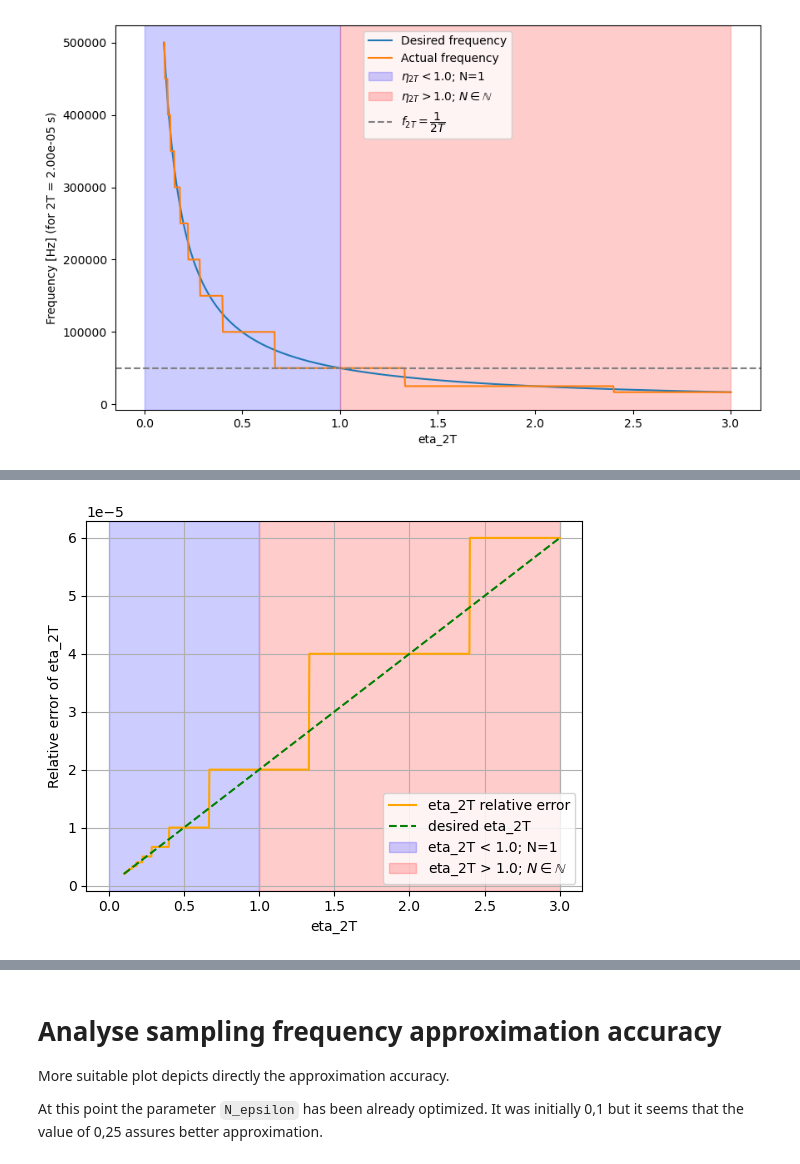
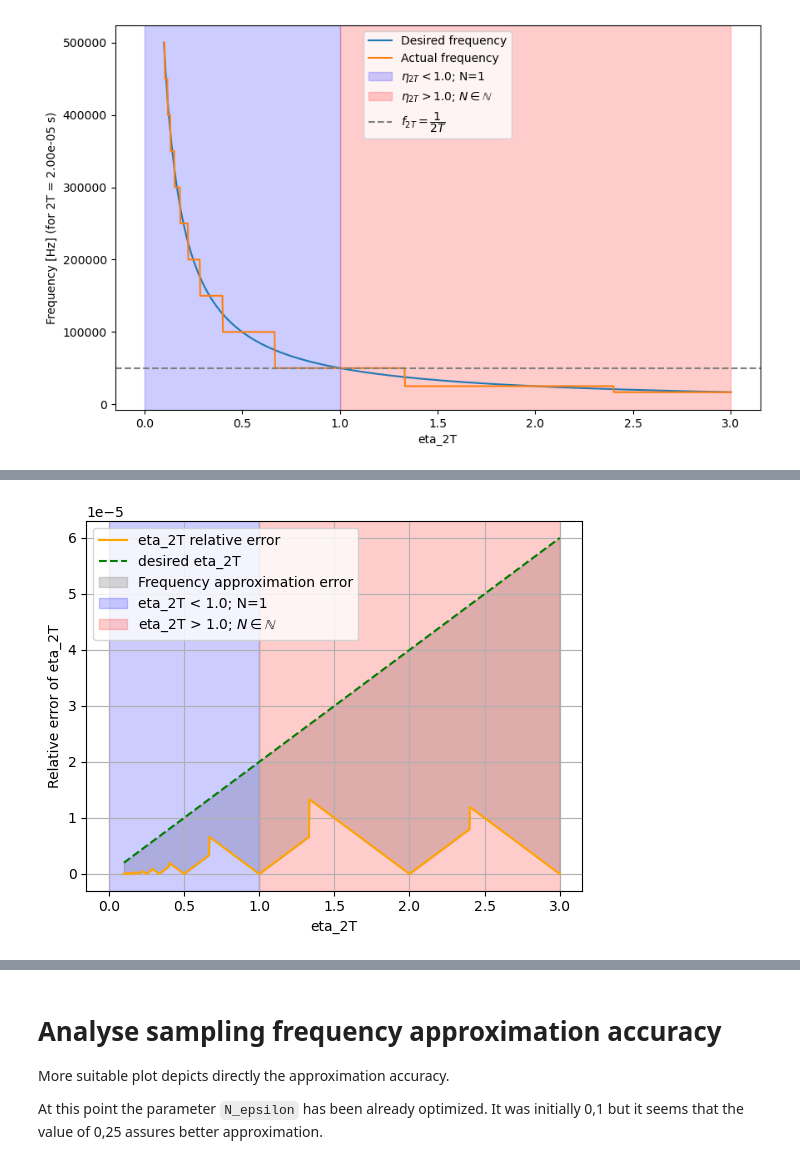
Before and after one commit to matib12/oreonspy, a Jupyter notebook: nb/Simulator development/Simulator cases tests.ipynb, the cells around one changed output, grey strips where cells are left out. Cells and saved outputs as stored; diff of their text form; code cells hidden in the pictures.

```diff
--- a/nb/Simulator development/Simulator cases tests.ipynb
+++ b/nb/Simulator development/Simulator cases tests.ipynb
@@ -140,7 +140,7 @@ Monotonic non-decreasing: True
 # Testbench for real_f_calc(): sweep eta_2T, plot f_calc and Theta
 
 # Input
-eta_2T_sweep = np.linspace(0.05, 3.0, 1000)
+eta_2T_sweep = np.linspace(0.05, 8.0, 1000)
 desired_f_sweep = 1.0 / (eta_2T_sweep * _2T)
 
 # Output arrays
@@ -262,34 +263,34 @@ plt.show()
 # %%
 # time-step relative error
 eta_2T_accuracy = np.abs(1/actual_f_calc_values - 1/desired_f_calc_values) / (1/desired_f_calc_values)
-eta_2T_accuracy = 1/actual_f_calc_values
+eta_2T_accuracy = np.abs(1/actual_f_calc_values - 1/desired_f_calc_values)
 
 # Plot the results
 #plt.plot(eta_2T_values, n_of_subhistories, label='number of 2T subhistories')
 
 plt.plot(eta_2T_values, eta_2T_accuracy, label='eta_2T relative error', color='orange')
 plt.plot(eta_2T_values, 1/desired_f_calc_values, label='desired eta_2T', linestyle='--', color='green')
 
 # Plot the error area
-# plt.fill_between(eta_2T_values,
-#                  [value - error for value, error in zip(n_of_subhistories, f_calc_accuracy)],
-#                  [value + error for value, error in zip(n_of_subhistories, f_calc_accuracy)],
-#                  color='gray', alpha=0.3, label='Frequency approximation error')
+plt.fill_between(eta_2T_values,
+                 [value - error for value, error in zip(eta_2T_accuracy, (eta_2T_accuracy-1/desired_f_calc_values))],
+                 [value + error for value, error in zip(eta_2T_accuracy, np.zeros_like(f_calc_accuracy))],
+                 color='gray', alpha=0.3, label='Frequency approximation error')
 
 # Add vertical color regions
 plt.axvspan(0, 1.0, color='blue', alpha=0.2, label='eta_2T < 1.0; N=1')
 plt.axvspan(1.0, max(eta_2T_values), color='red', alpha=0.2, label='eta_2T > 1.0; $N\in\mathbb{N}$')
 
 # Add labels and title
 plt.xlabel('eta_2T')
 plt.ylabel('Relative error of eta_2T')
 #plt.yticks(range(min(n_of_subhistories), max(n_of_subhistories) + 1))
 #plt.title('Number of 2T Chains vs N_pre')
 # Add legend and grid
 plt.legend()
 plt.grid(True)
 
 # Show the plot
 plt.show()
 # %% [output]
-[figure, old version]
+[figure, new version]
```
Also changed, not shown: parts of 5 cells of this notebook.
